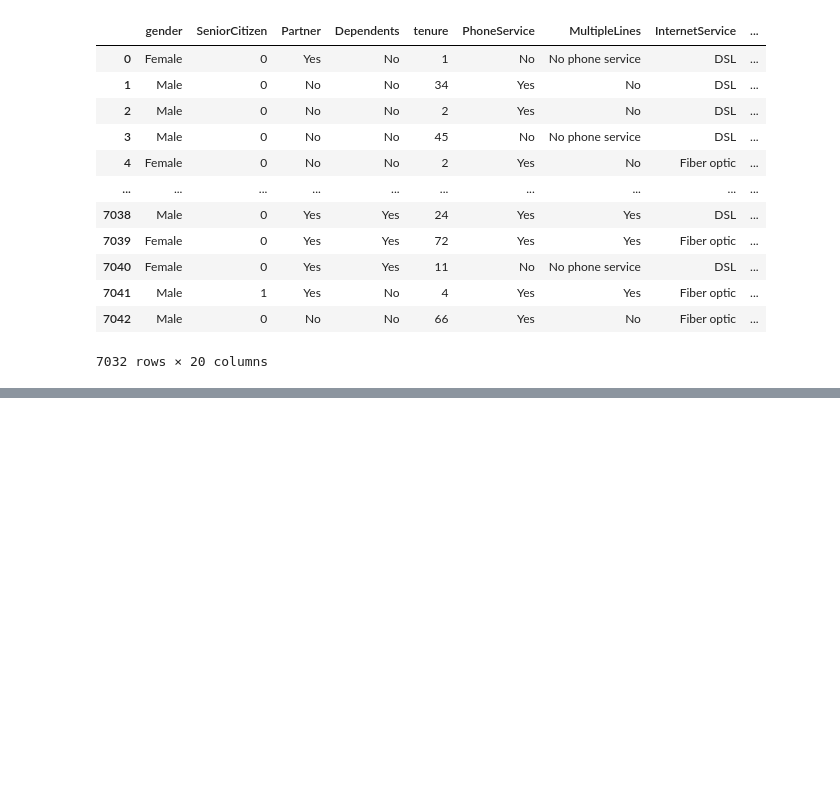
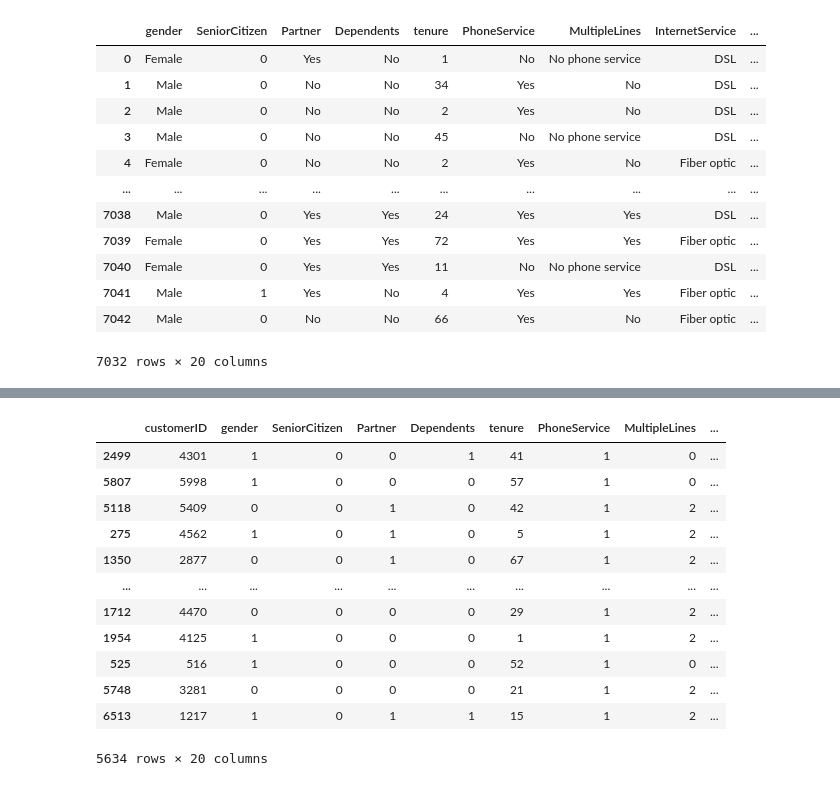
Before and after one commit to sk-shahsi/ML_Model, a Jupyter notebook: Random_Forest_Handson.ipynb, the cells around one changed output, grey strips where cells are left out. Saved outputs shown, nothing was run; the diff lists cells and outputs as text; code cells hidden in the pictures; blank space fills up the shorter version.

```diff
--- a/Random_Forest_Handson.ipynb
+++ b/Random_Forest_Handson.ipynb
@@ -261,0 +318,3 @@ col_list
+# %%
+from sklearn.model_selection import train_test_split
+x_train,x_test,y_train,y_test = train_test_split(x,y,test_size=0.2,random_state=0,stratify=y)
@@ -261,0 +323,16 @@ col_list
+# %%
+x_train
+# %% [output]
+|  | customerID | gender | SeniorCitizen | Partner | Dependents | tenure | PhoneService | MultipleLines | ... |
+| 2499 | 4301 | 1 | 0 | 0 | 1 | 41 | 1 | 0 | ... |
+| 5807 | 5998 | 1 | 0 | 0 | 0 | 57 | 1 | 0 | ... |
+| 5118 | 5409 | 0 | 0 | 1 | 0 | 42 | 1 | 2 | ... |
+| 275 | 4562 | 1 | 0 | 1 | 0 | 5 | 1 | 2 | ... |
+| 1350 | 2877 | 0 | 0 | 1 | 0 | 67 | 1 | 2 | ... |
+| ... | ... | ... | ... | ... | ... | ... | ... | ... | ... |
+| 1712 | 4470 | 0 | 0 | 0 | 0 | 29 | 1 | 2 | ... |
+| 1954 | 4125 | 1 | 0 | 0 | 0 | 1 | 1 | 2 | ... |
+| 525 | 516 | 1 | 0 | 0 | 0 | 52 | 1 | 0 | ... |
+| 5748 | 3281 | 0 | 0 | 0 | 0 | 21 | 1 | 2 | ... |
+| 6513 | 1217 | 1 | 0 | 1 | 1 | 15 | 1 | 2 | ... |
+5634 rows × 20 columns
```
Also changed, not shown: parts of 31 cells of this notebook.
